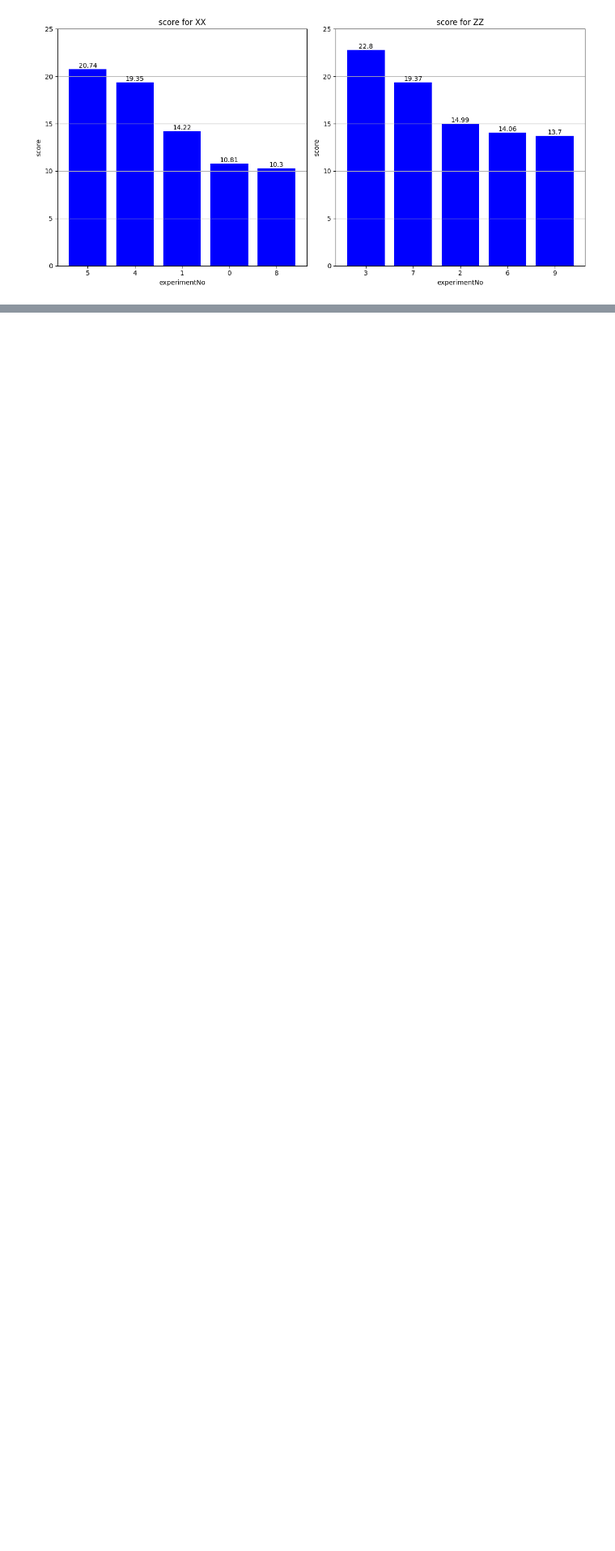
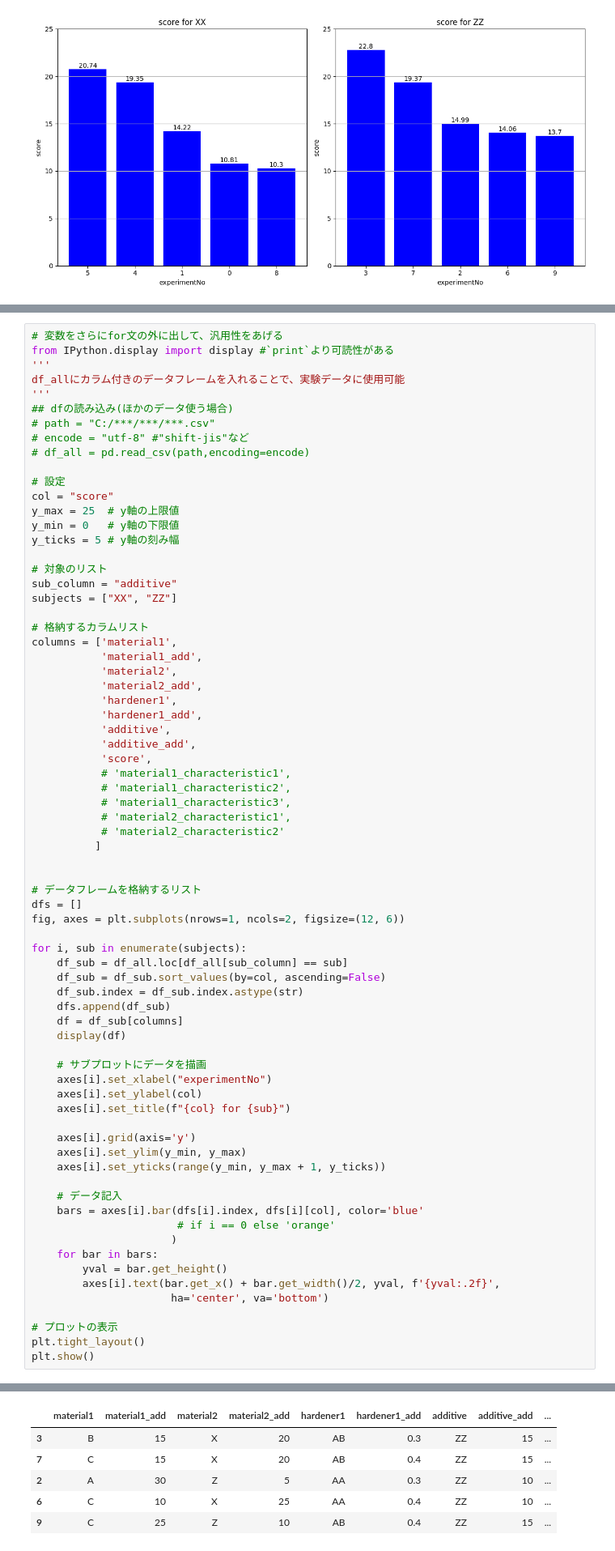
Before and after one commit to ryochinbo/ml-cheat, a Jupyter notebook: notebook/trt1_answer.ipynb, the cells around one changed output, grey strips where cells are left out. Shown at 81% size. Drawn from its saved outputs; the diff is of its cells as text; blank space fills up the shorter version.

```diff
--- a/notebook/trt1_answer.ipynb
+++ b/notebook/trt1_answer.ipynb
@@ -460 +491,74 @@ plt.show()
 [figure]
+# %%
+# 変数をさらにfor文の外に出して、汎用性をあげる
+from IPython.display import display #`print`より可読性がある
+'''
+df_allにカラム付きのデータフレームを入れることで、実験データに使用可能
+'''
+## dfの読み込み(ほかのデータ使う場合)
+# path = "C:/***/***/***.csv"
+# encode = "utf-8" #"shift-jis"など
+# df_all = pd.read_csv(path,encoding=encode)
+
+# 設定
+col = "score"
+y_max = 25  # y軸の上限値
+y_min = 0   # y軸の下限値
+y_ticks = 5 # y軸の刻み幅
+
+# 対象のリスト
+sub_column = "additive"
+subjects = ["XX", "ZZ"]
+
+# 格納するカラムリスト
+columns = ['material1',
+           'material1_add',
+           'material2',
+           'material2_add',
+           'hardener1',
+           'hardener1_add',
+           'additive',
+           'additive_add',
+           'score',
+           # 'material1_characteristic1',
+           # 'material1_characteristic2',
+           # 'material1_characteristic3',
+           # 'material2_characteristic1',
+           # 'material2_characteristic2'
+          ]
+
+
+# データフレームを格納するリスト
+dfs = []
+fig, axes = plt.subplots(nrows=1, ncols=2, figsize=(12, 6))
+
+for i, sub in enumerate(subjects):
+    df_sub = df_all.loc[df_all[sub_column] == sub]
+    df_sub = df_sub.sort_values(by=col, ascending=False)
+    df_sub.index = df_sub.index.astype(str)
+    dfs.append(df_sub)
+    df = df_sub[columns]
+    display(df)
+
+    # サブプロットにデータを描画
+    axes[i].set_xlabel("experimentNo")
+    axes[i].set_ylabel(col)
+    axes[i].set_title(f"{col} for {sub}")
+
+    axes[i].grid(axis='y')
+    axes[i].set_ylim(y_min, y_max)
+    axes[i].set_yticks(range(y_min, y_max + 1, y_ticks))
+
+    # データ記入
+    bars = axes[i].bar(dfs[i].index, dfs[i][col], color='blue'
+                       # if i == 0 else 'orange'
+                      )
+    for bar in bars:
+        yval = bar.get_height()
+        axes[i].text(bar.get_x() + bar.get_width()/2, yval, f'{yval:.2f}',
+                      ha='center', va='bottom')
+
+# プロットの表示
+plt.tight_layout()
+plt.show()
+# %% [output]
@@ -460,0 +571,6 @@ plt.show()
+|  | material1 | material1_add | material2 | material2_add | hardener1 | hardener1_add | additive | additive_add | ... |
+| 3 | B | 15 | X | 20 | AB | 0.3 | ZZ | 15 | ... |
+| 7 | C | 15 | X | 20 | AB | 0.4 | ZZ | 15 | ... |
+| 2 | A | 30 | Z | 5 | AA | 0.3 | ZZ | 10 | ... |
+| 6 | C | 10 | X | 25 | AA | 0.4 | ZZ | 10 | ... |
+| 9 | C | 25 | Z | 10 | AB | 0.4 | ZZ | 15 | ... |
```
Also changed, not shown: parts of 5 cells of this notebook.
